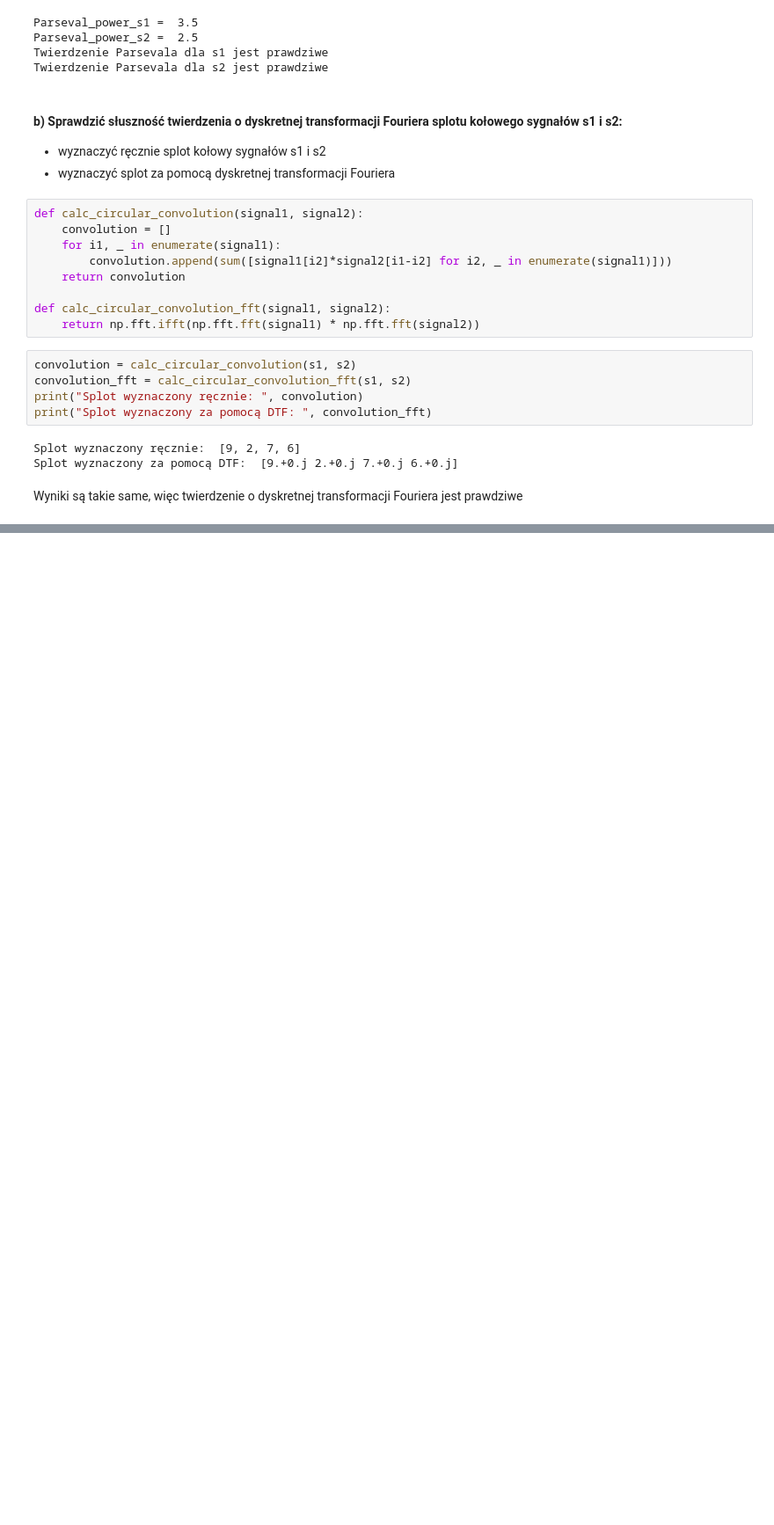
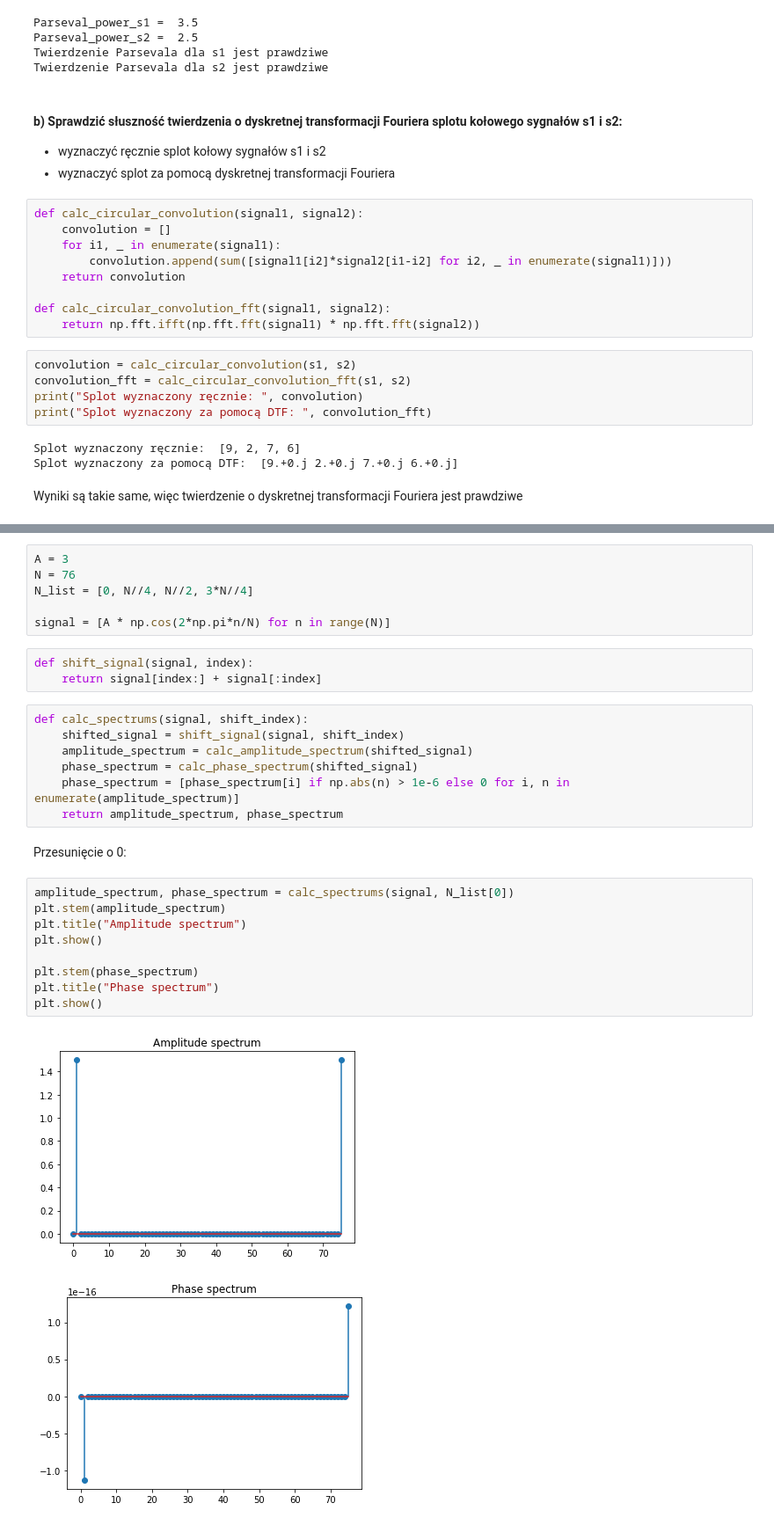
Before and after one commit to MikalaiStelmakh/STUD-WMM-22L, a Jupyter notebook: Lab1/lab1.ipynb, the cells around one changed output, grey strips where cells are left out. Shown: that part at 88% size. Saved outputs shown, nothing was run; the diff lists cells and outputs as text; blank space fills up the shorter version.

```diff
--- a/Lab1/lab1.ipynb
+++ b/Lab1/lab1.ipynb
@@ -96,0 +100,30 @@ Wyniki są takie same, więc twierdzenie o dyskretnej transformacji Fouriera jes
+# %%
+A = 3
+N = 76
+N_list = [0, N//4, N//2, 3*N//4]
+
+signal = [A * np.cos(2*np.pi*n/N) for n in range(N)]
+# %%
+def shift_signal(signal, index):
+    return signal[index:] + signal[:index]
+# %%
+def calc_spectrums(signal, shift_index):
+    shifted_signal = shift_signal(signal, shift_index)
+    amplitude_spectrum = calc_amplitude_spectrum(shifted_signal)
+    phase_spectrum = calc_phase_spectrum(shifted_signal)
+    phase_spectrum = [phase_spectrum[i] if np.abs(n) > 1e-6 else 0 for i, n in enumerate(amplitude_spectrum)]
+    return amplitude_spectrum, phase_spectrum
+# %% [markdown]
+Przesunięcie o 0:
+# %%
+amplitude_spectrum, phase_spectrum = calc_spectrums(signal, N_list[0])
+plt.stem(amplitude_spectrum)
+plt.title("Amplitude spectrum")
+plt.show()
+
+plt.stem(phase_spectrum)
+plt.title("Phase spectrum")
+plt.show()
+# %% [output]
+[figure, added]
+[figure, added]
```
Also changed, not shown: parts of 23 cells of this notebook.
